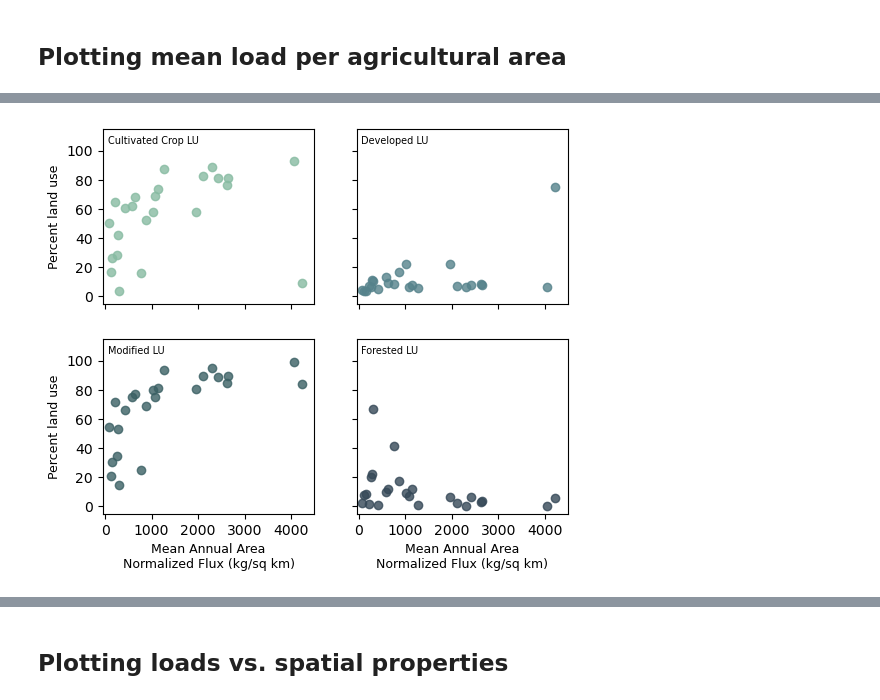
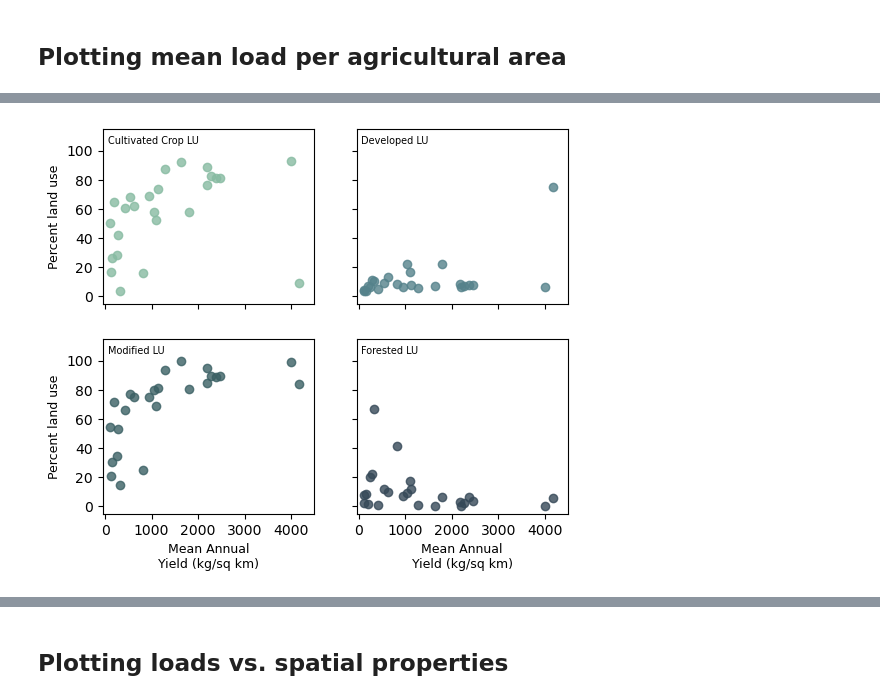
Before and after one commit to danykakbyrnes/STREAM_seasonality, a Jupyter notebook: spatial_data_exploration.ipynb, the cells around one changed output, grey strips where cells are left out. Saved outputs shown, nothing was run; the diff lists cells and outputs as text; code cells hidden in the pictures.

```diff
--- a/spatial_data_exploration.ipynb
+++ b/spatial_data_exploration.ipynb
@@ -10,10 +13,10 @@ from matplotlib import pyplot as plt
 pd.set_option('display.max_columns', None)
 pd.set_option('display.max_rows', None)
 # %%
-# Read in data and filter for just oru study sites
+# Read in data and filter for just our study sites
 metadata = pd.read_csv(metadata_filepath)
-metadata = metadata[metadata.STREAM_ID.isin(main_sites)]
-metadata.head(2)
+metadata = metadata[metadata.STREAM_ID.isin(MAIN_SITES)]
+metadata.head(3)
 # %% [output]
 |  | STREAM_ID | sourceID | source | site name | latitude_wgs84 | longitude_wgs84 | drainagearea_sqkm | ... |
 | 112 | STREAM-gauge-3809 | 3216070.0 | USGS | OHIO RIVER AT IRONTON, OH | 38.532056 | -82.685944 | 157536.14180 | ... |
@@ -47,0 +49,7 @@ site_annual_loads.head()
+# %%
+site_annual_loads = site_annual_loads.merge(
+    metadata[['STREAM_ID','state_name', 'drainagearea_sqkm']],
+    on='STREAM_ID',
+    how='left'
+)
+site_annual_loads.head()
@@ -48,10 +63,12 @@ site_annual_loads.head()
 # %%
 # Aggregating the annual values to mean values for the watershed. Only keep the ones that have full (>365 days?) records.
 site_agg_loads = (site_annual_loads[site_annual_loads['day_count'] >= 365]
-                  .groupby('STREAM_ID')[['flux_sum', 'flux_sum_kmsq_norm']]
-                  .agg(flux_sum=('flux_sum', 'mean'),
-                       flux_sum_kmsq_norm=('flux_sum_kmsq_norm', 'mean'),
-                       year=('flux_sum', 'count'))
+                  .groupby('STREAM_ID')[['state_name', 'drainagearea_sqkm', 'flux_sum', 'yield_kmsq']]
+                  .agg(state_name = ('state_name', 'first'),
+                      drainagearea_sqkm = ('drainagearea_sqkm', 'first'),
+                       flux_sum=('flux_sum', 'mean'),
+                       yield_kmsq=('yield_kmsq', 'mean'),
+                       num_years=('flux_sum', 'count'))
                   .reset_index())
 site_agg_loads.head()
 # %% [output]
@@ -121,31 +138,31 @@ plt.savefig(f'../OUTPUT/2_spatial_patterns/flux_landuse.png', dpi=600, bbox_inch
 # %%
 fig, axes = plt.subplots(2, 2, figsize=(6, 5), sharey=True, sharex=True)
 ax = axes.flatten()
-ax[0].scatter(site_load_lu['flux_sum_kmsq_norm'], site_load_lu['Cultivated Crops'],
+ax[0].scatter(site_load_lu['yield_kmsq'], site_load_lu['Cultivated Crops'],
                alpha=0.8,
                c=colors[0])
-ax[1].scatter(site_load_lu['flux_sum_kmsq_norm'], site_load_lu['Developed Total'],
+ax[1].scatter(site_load_lu['yield_kmsq'], site_load_lu['Developed Total'],
                alpha=0.8,
                c=colors[1])
-ax[2].scatter(site_load_lu['flux_sum_kmsq_norm'], site_load_lu['Modified Total'],
+ax[2].scatter(site_load_lu['yield_kmsq'], site_load_lu['Modified Total'],
                alpha=0.8,
                c=colors[2])
-ax[3].scatter(site_load_lu['flux_sum_kmsq_norm'], site_load_lu['Forested Total'],
+ax[3].scatter(site_load_lu['yield_kmsq'], site_load_lu['Forested Total'],
                alpha=0.8,
                c=colors[3])
 
 ax[0].set_ylabel('Percent land use', fontsize=9)
 ax[2].set_ylabel('Percent land use', fontsize=9)
-ax[2].set_xlabel("Mean Annual Area\nNormalized Flux (kg/sq km)", fontsize=9)
-ax[3].set_xlabel("Mean Annual Area\nNormalized Flux (kg/sq km)", fontsize=9)
+ax[2].set_xlabel("Mean Annual\nYield (kg/sq km)", fontsize=9)
+ax[3].set_xlabel("Mean Annual\nYield (kg/sq km)", fontsize=9)
 
 ax[0].text(50, 105, 'Cultivated Crop LU', fontsize=7)
 ax[1].text(50, 105, 'Developed LU', fontsize=7)
 ax[2].text(50, 105, 'Modified LU', fontsize=7)
 ax[3].text(50, 105, 'Forested LU', fontsize=7)
 
 ax[0].set_xlim([-50,4500])
 ax[0].set_ylim([-5,115])
-plt.savefig(f'../OUTPUT/2_spatial_patterns/normalized_flux_landuse.png', dpi=600, bbox_inches='tight')
+plt.savefig(f'../OUTPUT/2_spatial_patterns/yield_landuse.png', dpi=600, bbox_inches='tight')
 # %% [output]
-[figure, old version]
+[figure, new version]
```
Also changed, not shown: parts of 17 cells of this notebook, 2 other files.
